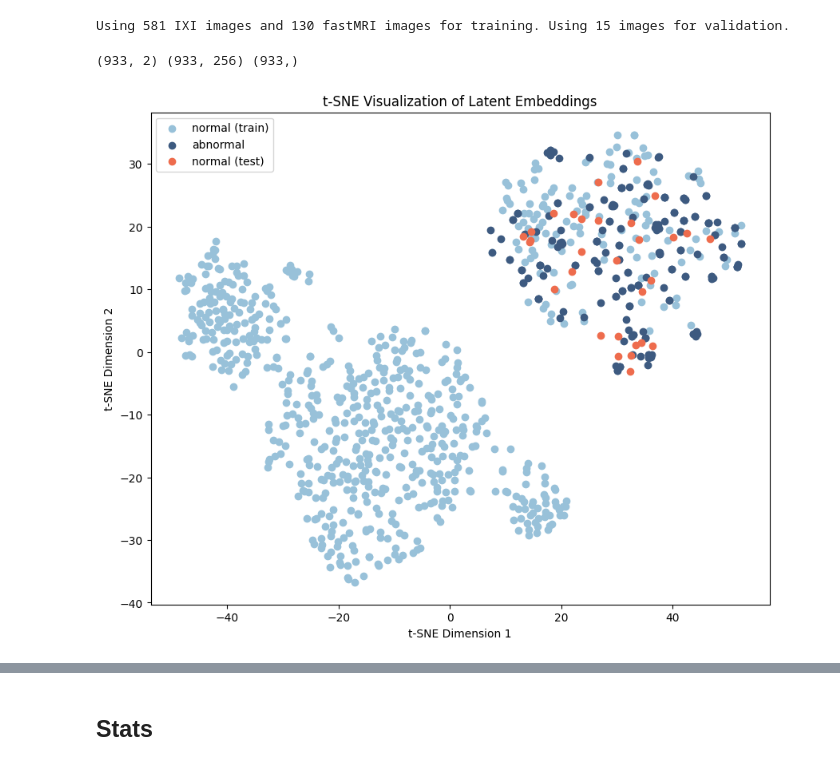
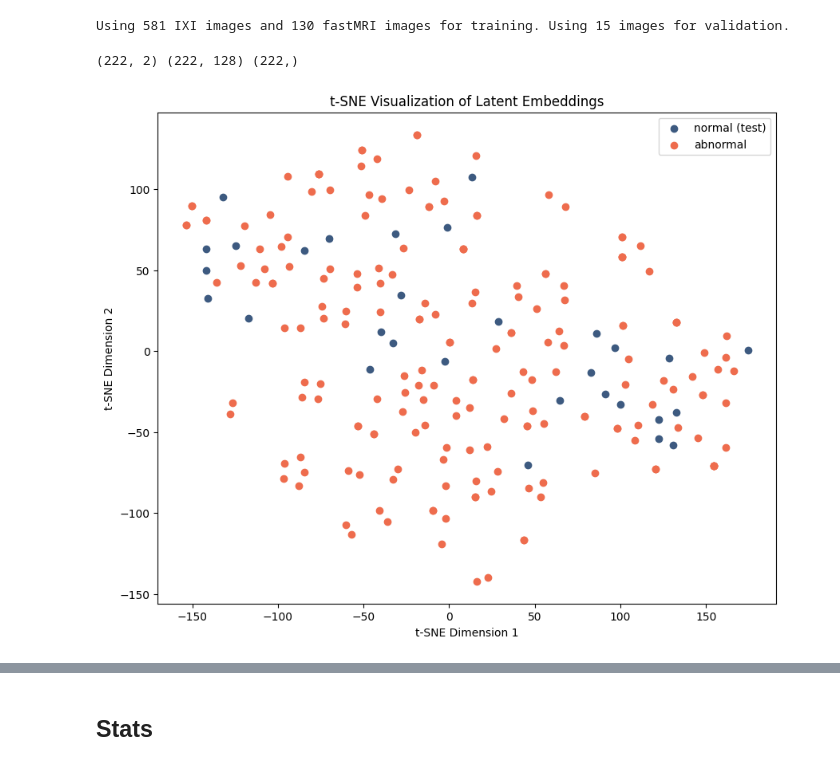
Before and after one commit to MarcelRosier/mad_seminar, a Jupyter notebook: run_eval.ipynb, the cells around one changed output, grey strips where cells are left out. Cells and saved outputs as stored; diff of their text form; code cells hidden in the pictures.

```diff
--- a/run_eval.ipynb
+++ b/run_eval.ipynb
@@ -48,7 +48,7 @@ model = get_model(config)
 # custom_cp = "/home/marcel/Projects/uni/mad_seminar/lightning_logs/version_1/checkpoints/epoch=149-step=300.ckpt"
 # Initialize the model by loading from the checkpoint
 best_cp = "models/dulcet-music-21/epoch=149-step=2400.ckpt"
-cp = "/home/marcel/Projects/uni/mad_seminar/models/proud-shape-47/epoch=111-step=5152.ckpt"
+cp = "/home/marcel/Projects/uni/mad_seminar/lightning_logs/version_54/checkpoints/epoch=119-step=1440.ckpt"
 model.load_state_dict(torch.load(cp)["state_dict"])
 # model.load_state_dict(torch.load(checkpoint_path)['state_dict'])
 _ = model.eval()
@@ -98,38 +98,39 @@ embeddings_2d = tsne.fit_transform(embeddings)
 print(embeddings_2d.shape, embeddings.shape, categories.shape)
 
 plt.figure(figsize=(10, 8))
 # unique_categories = np.unique(categories)
 # for i in range(len(unique_categories)):
 #     category = unique_categories[i]
 #     indices = np.where(categories == category)
 
 #     print(np.where(categories == category))
 #     # label = "normal" if categories_list[category] == "normal" else "anomaly"
 #     plt.scatter(embeddings_2d[indices, 0], embeddings_2d[indices, 1], label=categories_list[category])
-indices = np.where(categories == categories_list.index("train"))
-plt.scatter(embeddings_2d[indices, 0], embeddings_2d[indices, 1], label="normal (train)", c="#98c1d9")
+# indices = np.where(categories == categories_list.index("train"))
+# plt.scatter(embeddings_2d[indices, 0], embeddings_2d[indices, 1], label="normal (train)", c="#98c1d9")
 
 
 normal_index = categories_list.index("normal")
 indices = np.where(categories == normal_index)
 plt.scatter(embeddings_2d[indices, 0], embeddings_2d[indices, 1], label="normal (test)", c="#3d5a80")
 
 
-indices = np.where(~np.isin(categories, [normal_index, categories_list.index("train")]))
+# indices = np.where(~np.isin(categories, [normal_index, categories_list.index("train")]))
+indices = np.where(~np.isin(categories, [normal_index]))
 plt.scatter(embeddings_2d[indices, 0], embeddings_2d[indices, 1], label="abnormal", c="#ee6c4d")
 
 
 
 
 
 plt.title('t-SNE Visualization of Latent Embeddings')
 plt.xlabel('t-SNE Dimension 1')
 plt.ylabel('t-SNE Dimension 2')
 plt.legend()
 plt.show()
 # %% [output]
-(933, 2) (933, 256) (933,)
+(222, 2) (222, 128) (222,)
-[figure, old version]
+[figure, new version]
 # %%
 dl = train_data_module.train_dataloader()
 for b in dl:
```
Also changed, not shown: parts of 11 cells of this notebook, 9 other files.
